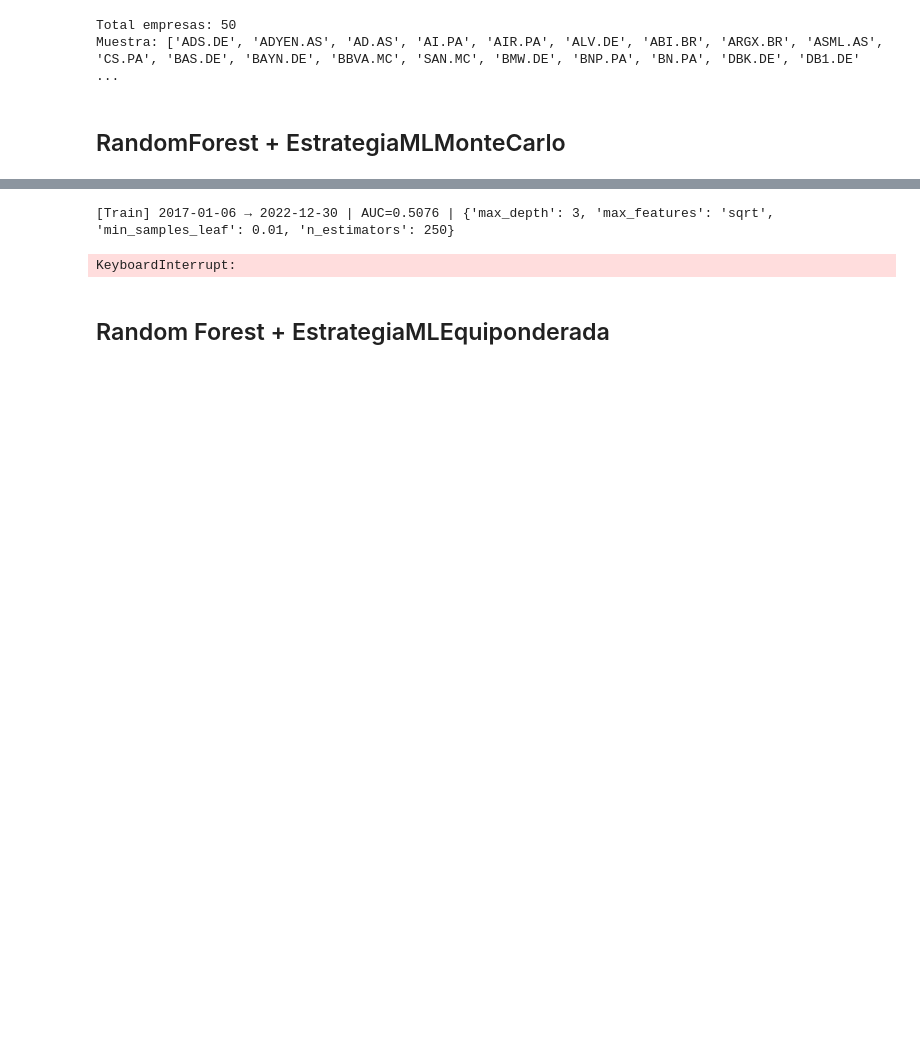
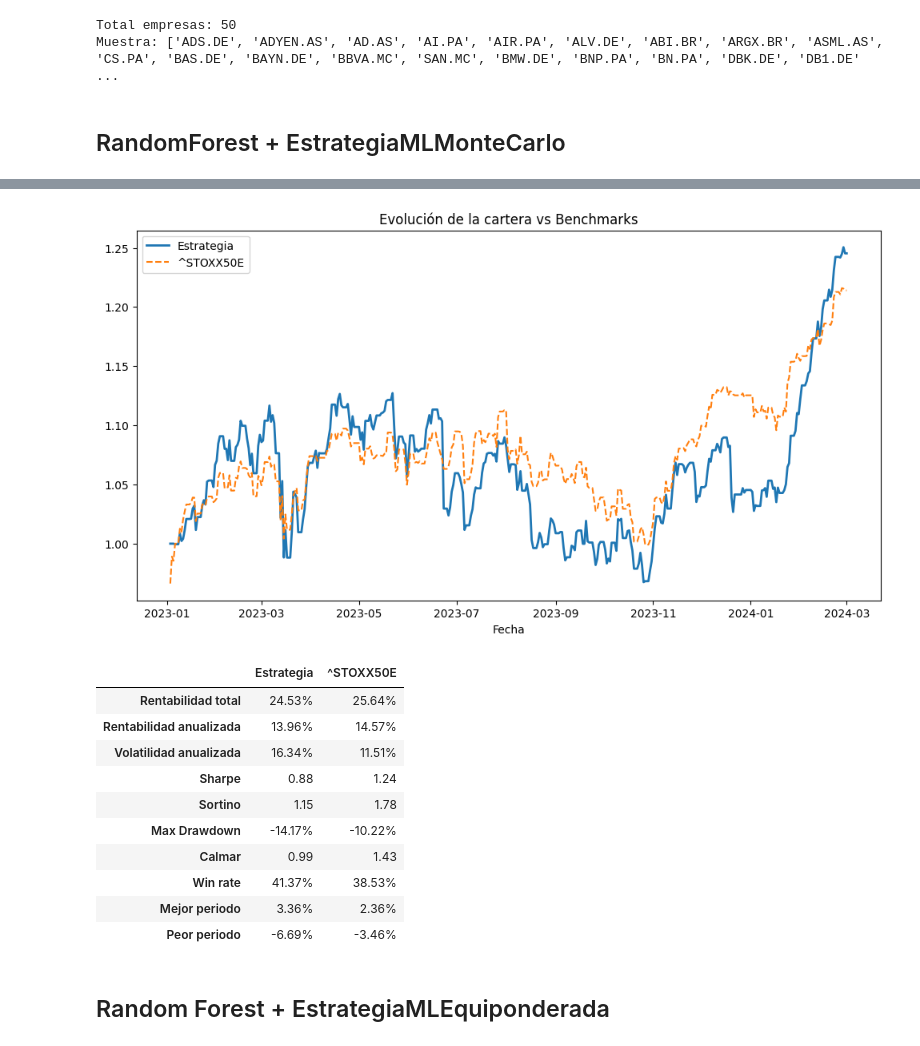
Before and after one commit to Javi-Puerta/Trabajo_gestion_cuantitativa, a Jupyter notebook: prueba_modelos.ipynb, the cells around one changed output, grey strips where cells are left out. Saved outputs shown, nothing was run; the diff lists cells and outputs as text; code cells hidden in the pictures; blank space fills up the shorter version.

```diff
--- a/prueba_modelos.ipynb
+++ b/prueba_modelos.ipynb
@@ -108,7 +110,7 @@ proveedor = YFinanceProvider()
 fe = FeatureEngineer(criterio=10, ticker_indice="^STOXX50E")
 modelo = RandomForestModel(random_state=42, n_splits=3)
 estrategia = EstrategiaMLMonteCarlo(modelo=modelo, n_activos_obj=15, umbral_salida=22,
-                                    n_simulaciones=5000, peso_min=0.02)
+                                    n_simulaciones=5000, peso_min=0.02, peso_max=0.12)
 engine = BacktestEngine(
     universo=universo,
     proveedor=proveedor,
@@ -127,5 +144,15 @@ res = engine.print_results(bmks=["^STOXX50E"])
-[Train] 2017-01-06 → 2022-12-30 | AUC=0.5076 | {'max_depth': 3, 'max_features': 'sqrt', 'min_samples_leaf': 0.01, 'n_estimators': 250}
-KeyboardInterrupt:
+[figure, added]
+|  | Estrategia | ^STOXX50E |
+| Rentabilidad total | 24.53% | 25.64% |
+| Rentabilidad anualizada | 13.96% | 14.57% |
+| Volatilidad anualizada | 16.34% | 11.51% |
+| Sharpe | 0.88 | 1.24 |
+| Sortino | 1.15 | 1.78 |
+| Max Drawdown | -14.17% | -10.22% |
+| Calmar | 0.99 | 1.43 |
+| Win rate | 41.37% | 38.53% |
+| Mejor periodo | 3.36% | 2.36% |
+| Peor periodo | -6.69% | -3.46% |
 # %% [markdown]
 ## Random Forest + EstrategiaMLEquiponderada
 # %%
```
Also changed, not shown: parts of 11 cells of this notebook, 1 other file.
